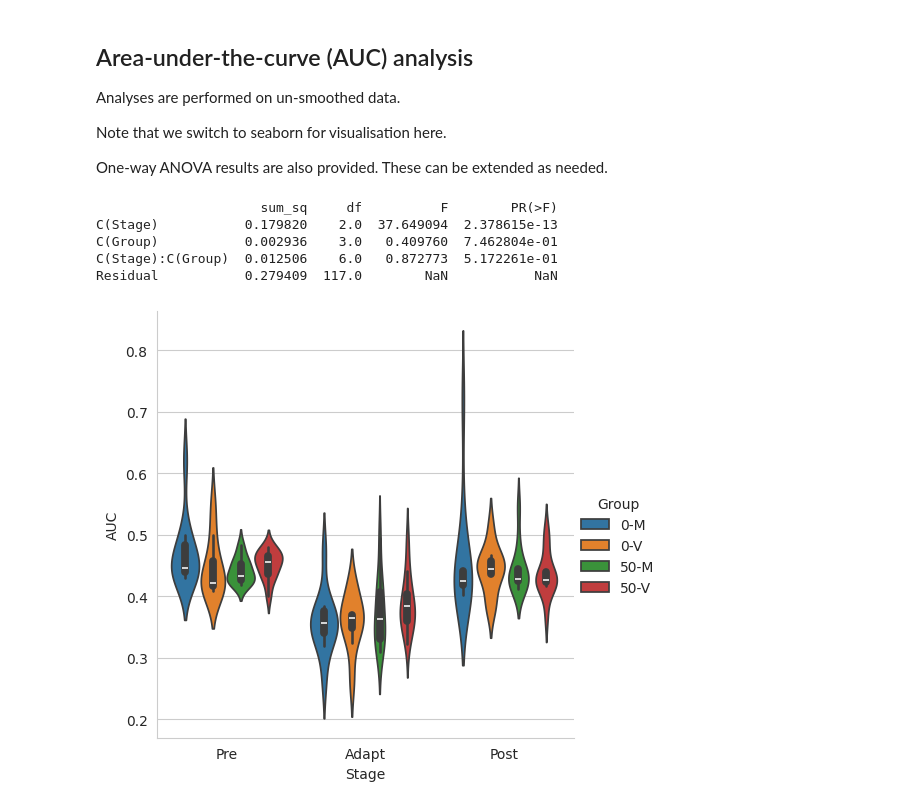
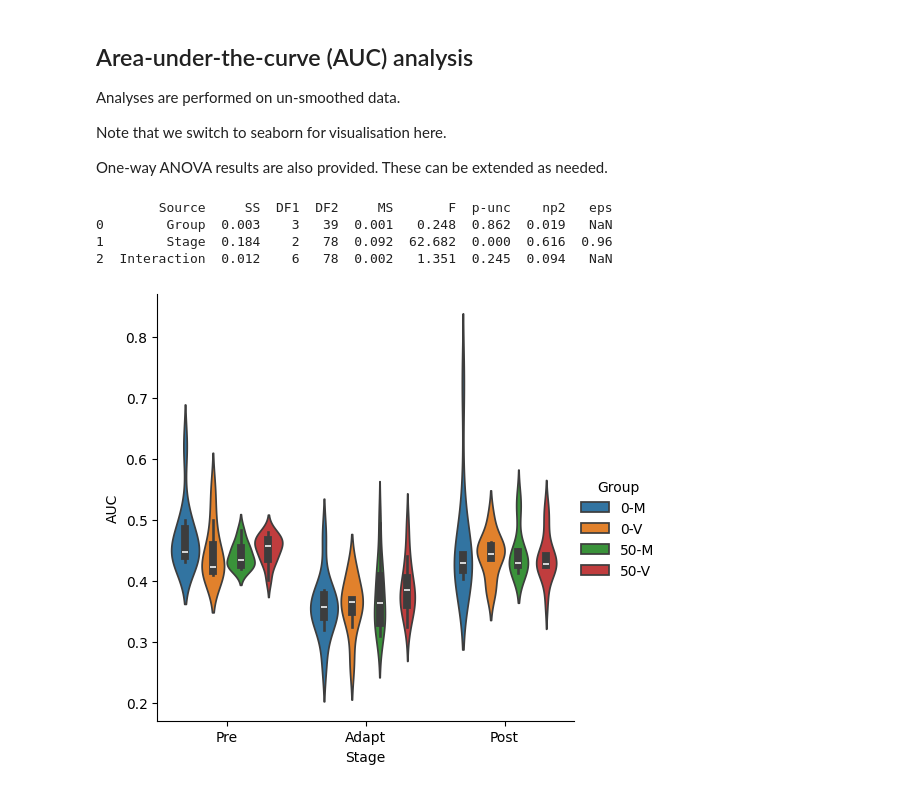
Before and after one commit to jsbrittain/saccadapt, a Jupyter notebook: lookatdata.ipynb, the cells around one changed output. Saved outputs shown, nothing was run; the diff lists cells and outputs as text; code cells hidden in the pictures.

```diff
--- a/lookatdata.ipynb
+++ b/lookatdata.ipynb
@@ -190,21 +200,23 @@ for eye in eyelist:
   binwidth = 10
   reject_count = 0
   for bin in range(len(data)//binwidth):
-      tt = bin*binwidth + np.array(range(binwidth))
-      bin_mu = np.mean(data[tt])
-      bin_sd = np.std(data[tt])
-      reject = np.abs(data[tt] - bin_mu) > 2 * bin_sd
-      reject_count += np.sum(reject)
-      data[tt[reject]] = np.nan
+    tt = bin*binwidth + np.array(range(binwidth))
+    bin_mu = np.mean(data[tt])
+    bin_sd = np.std(data[tt])
+    reject = np.abs(data[tt] - bin_mu) > 2 * bin_sd
+    reject_count += np.sum(reject)
+    data[tt[reject]] = np.nan
 
   # Interpolate over removed values
   data = data.interpolate()
+
+  # Save data
   eye.avg = data
   eye.reject_count = reject_count
 
   # Area under the curve calculation
   eye.auc = np.array([
-      np.mean(eye.avg[0:30]),  # nb. trials are zero-indexed
-      np.mean(eye.avg[30:179]),
-      np.mean(eye.avg[180:189]),
+      np.mean(eye.avg[0:30]),  # watch-out for python array indexing here
+      np.mean(eye.avg[30:180]),
+      np.mean(eye.avg[180:190]),
   ])
@@ -262,28 +231,24 @@ One-way ANOVA results are also provided. These can be extended as needed.
 # %%
 # Collate AUC into dataframe
 groupdata = pd.DataFrame(
-    [[eye.group, k, eye.auc[k]] for eye in eyelist for k in range(len(eye.auc))],
-    columns=['Group', 'Stage', 'AUC']
+    [[eye.label, eye.group, k, eye.auc[k]] for eye in eyelist for k in range(len(eye.auc))],
+    columns=['Subject', 'Group', 'Stage', 'AUC']
   )
 groupdata['Group'] = groupdata['Group'].astype('category')
 groupdata['Stage'] = groupdata['Stage'].astype('category').cat.rename_categories({0: 'Pre', 1: 'Adapt', 2: 'Post'})
 
-import seaborn as sns
+# Violin plot
 sns.catplot(data=groupdata, x="Stage", y="AUC", hue="Group", kind="violin")
 
-# One-way ANOVA
-import statsmodels.api as sm
-from statsmodels.formula.api import ols
-
-groupdata_lm = ols('AUC ~ 1 + C(Stage)*C(Group)', data=groupdata).fit()
-print(sm.stats.anova_lm(groupdata_lm, typ=2))
+# Mixed ANOVA
+aov = pingouin.mixed_anova(dv='AUC', between='Group', within='Stage', subject='Subject', data=groupdata)
+print(aov.round(3))
 # %% [output]
-                     sum_sq     df          F        PR(>F)
-C(Stage)           0.179820    2.0  37.649094  2.378615e-13
-C(Group)           0.002936    3.0   0.409760  7.462804e-01
-C(Stage):C(Group)  0.012506    6.0   0.872773  5.172261e-01
-Residual           0.279409  117.0        NaN           NaN
+        Source     SS  DF1  DF2     MS       F  p-unc    np2   eps
+0        Group  0.003    3   39  0.001   0.248  0.862  0.019   NaN
+1        Stage  0.184    2   78  0.092  62.682  0.000  0.616  0.96
+2  Interaction  0.012    6   78  0.002   1.351  0.245  0.094   NaN
-[figure, old version]
+[figure, new version]
 # %%
 # Write data to files (individuals)
 for eye in eyelist:
```
Also changed, not shown: parts of 9 cells of this notebook.
